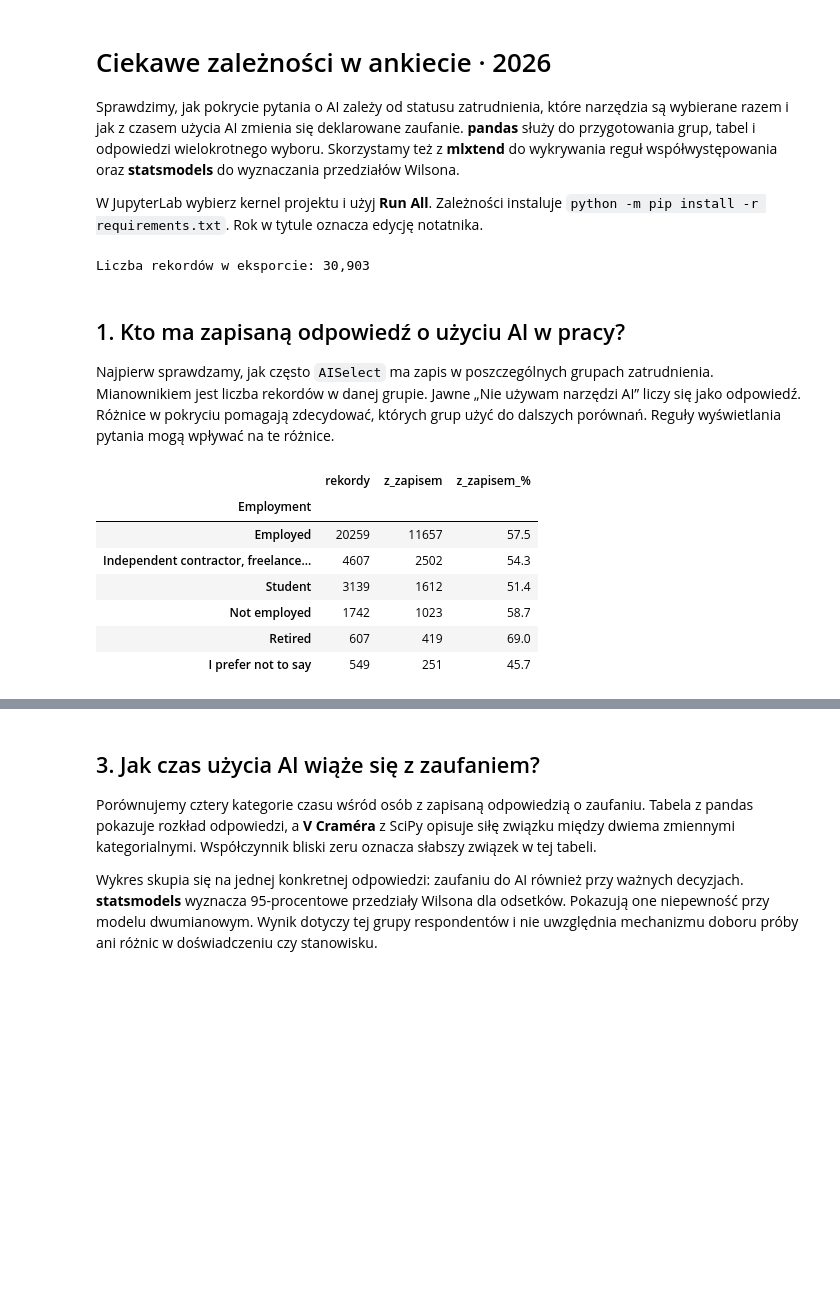
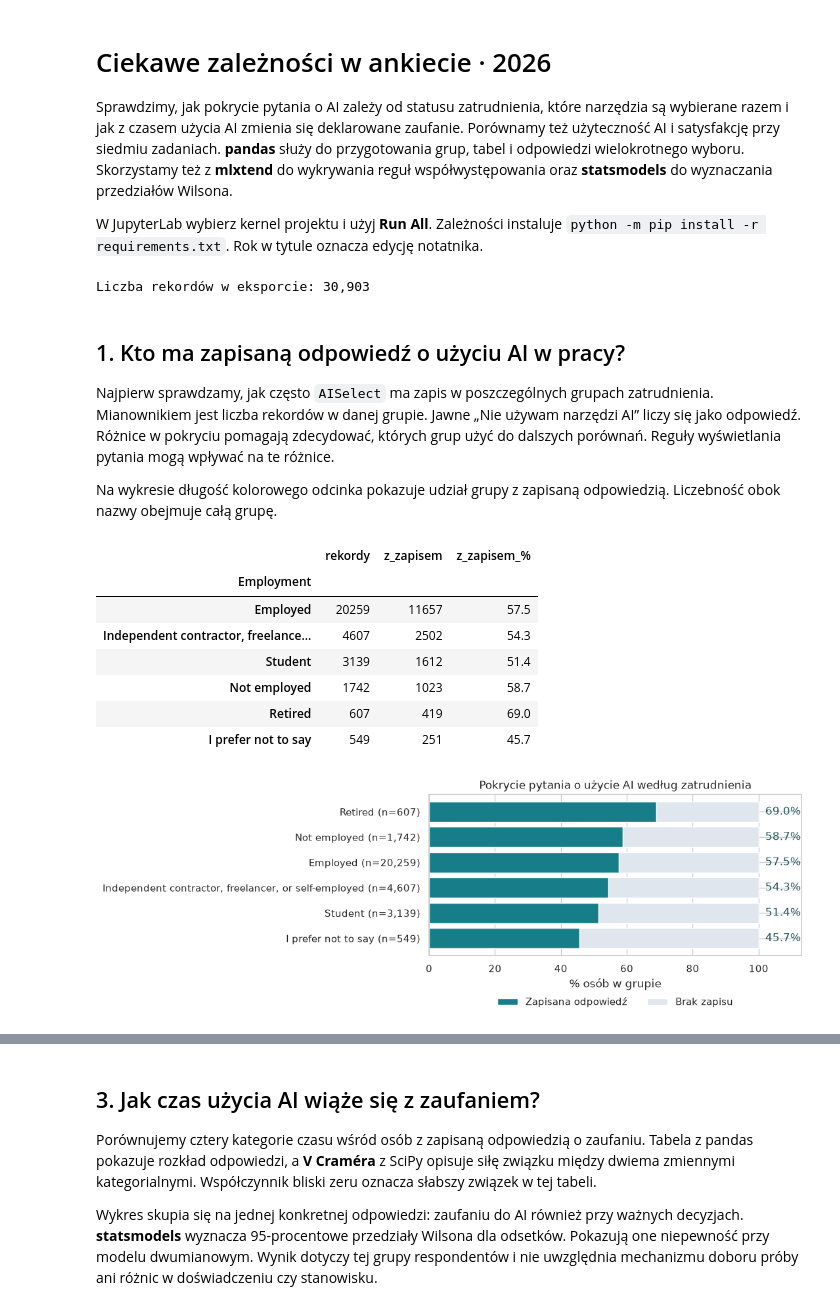
Before and after one commit to jlabuda191/AD_Python_Stack2026, a Jupyter notebook: notebooks/04_zaleznosci_ankieta_2026.ipynb, the cells around one changed output, grey strips where cells are left out. Cells and saved outputs as stored; diff of their text form; code cells hidden in the pictures; blank space fills up the shorter version.

```diff
--- a/notebooks/04_zaleznosci_ankieta_2026.ipynb
+++ b/notebooks/04_zaleznosci_ankieta_2026.ipynb
@@ -1,7 +1,7 @@
 # %% [markdown]
 # Ciekawe zależności w ankiecie · 2026
 
-Sprawdzimy, jak pokrycie pytania o AI zależy od statusu zatrudnienia, które narzędzia są wybierane razem i jak z czasem użycia AI zmienia się deklarowane zaufanie. **pandas** służy do przygotowania grup, tabel i odpowiedzi wielokrotnego wyboru. Skorzystamy też z **mlxtend** do wykrywania reguł współwystępowania oraz **statsmodels** do wyznaczania przedziałów Wilsona.
+Sprawdzimy, jak pokrycie pytania o AI zależy od statusu zatrudnienia, które narzędzia są wybierane razem i jak z czasem użycia AI zmienia się deklarowane zaufanie. Porównamy też użyteczność AI i satysfakcję przy siedmiu zadaniach. **pandas** służy do przygotowania grup, tabel i odpowiedzi wielokrotnego wyboru. Skorzystamy też z **mlxtend** do wykrywania reguł współwystępowania oraz **statsmodels** do wyznaczania przedziałów Wilsona.
 
 W JupyterLab wybierz kernel projektu i użyj **Run All**. Zależności instaluje `python -m pip install -r requirements.txt`. Rok w tytule oznacza edycję notatnika.
 # %%
@@ -40,24 +42,41 @@ Liczba rekordów w eksporcie: 30,903
 ## 1. Kto ma zapisaną odpowiedź o użyciu AI w pracy?
 
 Najpierw sprawdzamy, jak często `AISelect` ma zapis w poszczególnych grupach zatrudnienia. Mianownikiem jest liczba rekordów w danej grupie. Jawne „Nie używam narzędzi AI” liczy się jako odpowiedź. Różnice w pokryciu pomagają zdecydować, których grup użyć do dalszych porównań. Reguły wyświetlania pytania mogą wpływać na te różnice.
+
+Na wykresie długość kolorowego odcinka pokazuje udział grupy z zapisaną odpowiedzią. Liczebność obok nazwy obejmuje całą grupę.
 # %%
 coverage = (
     responses.assign(zapis=responses["AISelect"].notna())
     .groupby("Employment", dropna=False)
     .agg(rekordy=("zapis", "size"), z_zapisem=("zapis", "sum"))
     .sort_values("rekordy", ascending=False)
 )
 coverage["z_zapisem_%"] = coverage["z_zapisem"].div(coverage["rekordy"]).mul(100)
 display(coverage.round(1))
+
+plot_coverage = coverage.sort_values("z_zapisem_%")
+recorded_pct = plot_coverage["z_zapisem_%"]
+labels = [f"{group} (n={size:,})" for group, size in plot_coverage["rekordy"].items()]
+fig, ax = plt.subplots(figsize=(11, 4))
+ax.barh(labels, recorded_pct, color="#177e89", label="Zapisana odpowiedź")
+ax.barh(labels, 100 - recorded_pct, left=recorded_pct, color="#e0e6ed", label="Brak zapisu")
+for i, rate in enumerate(recorded_pct):
+    ax.text(102, i, f"{rate:.1f}%", va="center", color="#22555e")
+ax.set(xlim=(0, 113), xticks=range(0, 101, 20), xlabel="% osób w grupie",
+       title="Pokrycie pytania o użycie AI według zatrudnienia")
+ax.legend(loc="upper center", bbox_to_anchor=(0.5, -0.2), ncol=2, frameon=False)
+plt.tight_layout()
+plt.show()
 # %% [output]
 |  | rekordy | z_zapisem | z_zapisem_% |
 | Employment |  |  |  |
 | Employed | 20259 | 11657 | 57.5 |
 | Independent contractor, freelance... | 4607 | 2502 | 54.3 |
 | Student | 3139 | 1612 | 51.4 |
 | Not employed | 1742 | 1023 | 58.7 |
 | Retired | 607 | 419 | 69.0 |
 | I prefer not to say | 549 | 251 | 45.7 |
+[figure, added]
 # %% [markdown]
 ## 2. Które narzędzia AI wybierane są razem?
 
```
Also changed, not shown: parts of 9 cells of this notebook.
